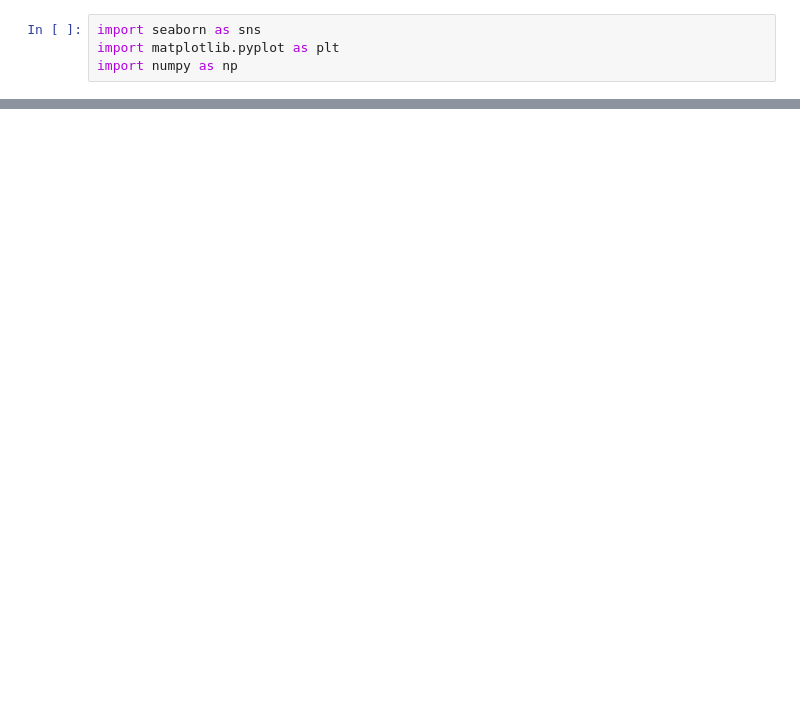
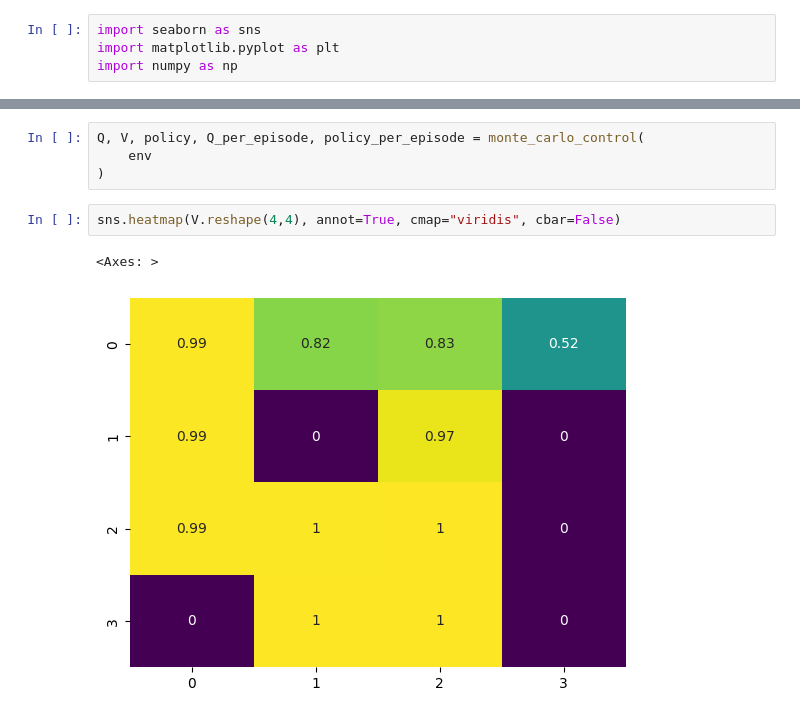
Before and after one commit to mikelgda/rl-projects, a Jupyter notebook: test.ipynb, the cells around one changed output, grey strips where cells are left out. Saved outputs shown, nothing was run; the diff lists cells and outputs as text; blank space fills up the shorter version.

```diff
--- a/test.ipynb
+++ b/test.ipynb
@@ -24,0 +23,9 @@ sns.heatmap(policy_evaluation(policy, env.unwrapped.P).reshape(4,4), annot=True,
+# %%
+Q, V, policy, Q_per_episode, policy_per_episode = monte_carlo_control(
+    env
+)
+# %%
+sns.heatmap(V.reshape(4,4), annot=True, cmap="viridis", cbar=False)
+# %% [output]
+<Axes: >
+[figure, added]
```
Also changed, not shown: parts of 3 cells of this notebook, 3 other files.
